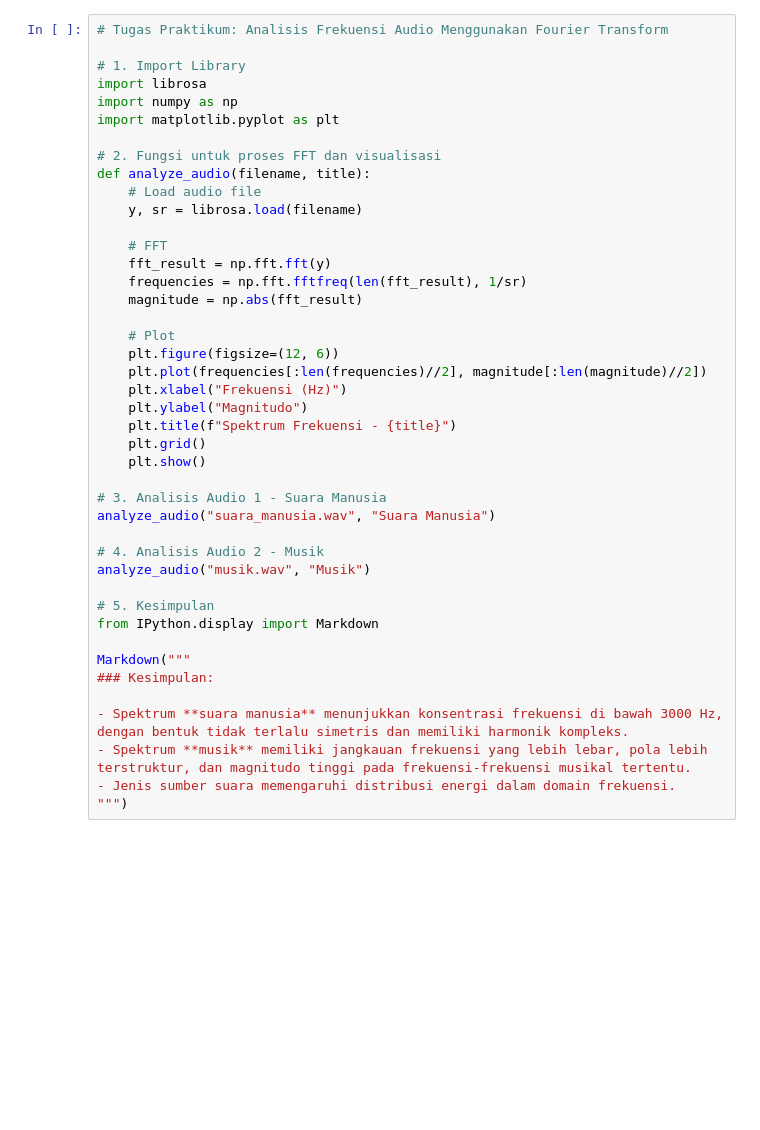
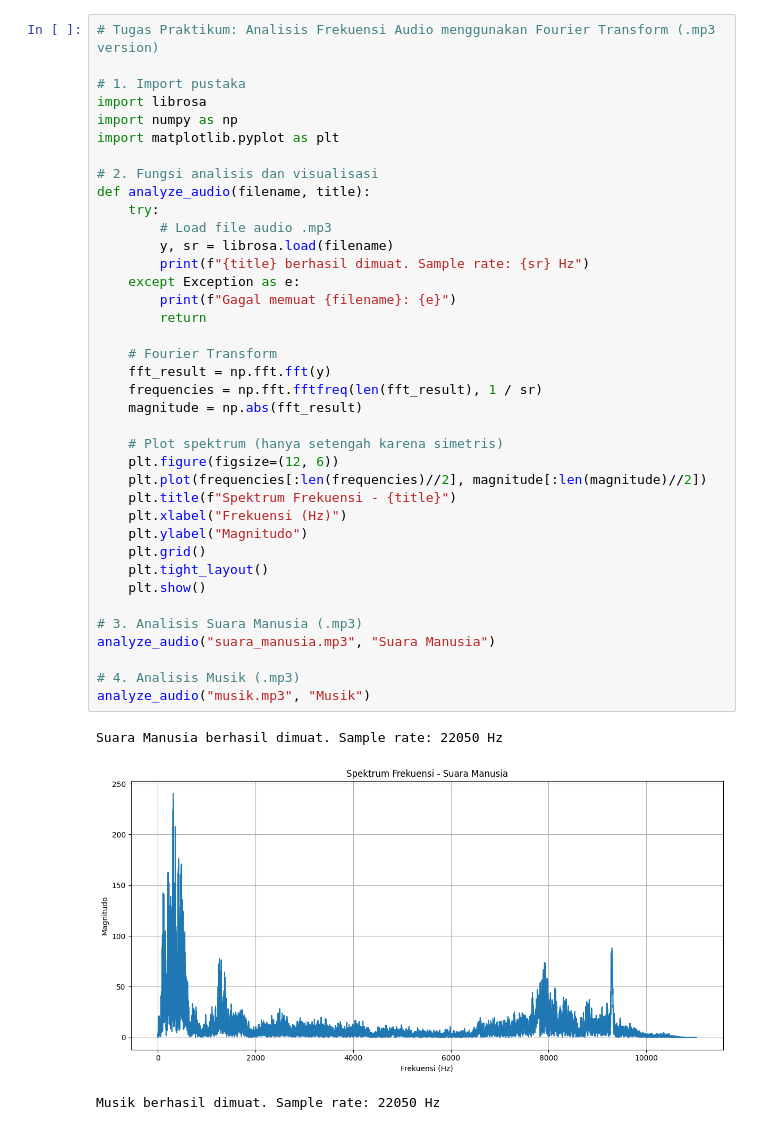
Before and after one commit to serevinaash/praktikumSistemMultimedia, a Jupyter notebook: PraktikumP7/frekuensi_audio.ipynb, the cells around one changed output. Drawn from its saved outputs; the diff is of its cells as text; blank space fills up the shorter version.

```diff
--- a/PraktikumP7/frekuensi_audio.ipynb
+++ b/PraktikumP7/frekuensi_audio.ipynb
@@ -1,43 +1,42 @@
 # %%
-# Tugas Praktikum: Analisis Frekuensi Audio Menggunakan Fourier Transform
+# Tugas Praktikum: Analisis Frekuensi Audio menggunakan Fourier Transform (.mp3 version)
 
-# 1. Import Library
+# 1. Import pustaka
 import librosa
 import numpy as np
 import matplotlib.pyplot as plt
 
-# 2. Fungsi untuk proses FFT dan visualisasi
+# 2. Fungsi analisis dan visualisasi
 def analyze_audio(filename, title):
-    # Load audio file
-    y, sr = librosa.load(filename)
+    try:
+        # Load file audio .mp3
+        y, sr = librosa.load(filename)
+        print(f"{title} berhasil dimuat. Sample rate: {sr} Hz")
+    except Exception as e:
+        print(f"Gagal memuat {filename}: {e}")
+        return
 
-    # FFT
+    # Fourier Transform
     fft_result = np.fft.fft(y)
-    frequencies = np.fft.fftfreq(len(fft_result), 1/sr)
+    frequencies = np.fft.fftfreq(len(fft_result), 1 / sr)
     magnitude = np.abs(fft_result)
 
-    # Plot
+    # Plot spektrum (hanya setengah karena simetris)
     plt.figure(figsize=(12, 6))
     plt.plot(frequencies[:len(frequencies)//2], magnitude[:len(magnitude)//2])
+    plt.title(f"Spektrum Frekuensi - {title}")
     plt.xlabel("Frekuensi (Hz)")
     plt.ylabel("Magnitudo")
-    plt.title(f"Spektrum Frekuensi - {title}")
     plt.grid()
+    plt.tight_layout()
     plt.show()
 
-# 3. Analisis Audio 1 - Suara Manusia
-analyze_audio("suara_manusia.wav", "Suara Manusia")
+# 3. Analisis Suara Manusia (.mp3)
+analyze_audio("suara_manusia.mp3", "Suara Manusia")
 
-# 4. Analisis Audio 2 - Musik
-analyze_audio("musik.wav", "Musik")
-
-# 5. Kesimpulan
-from IPython.display import Markdown
-
-Markdown("""
-### Kesimpulan:
-
-- Spektrum **suara manusia** menunjukkan konsentrasi frekuensi di bawah 3000 Hz, dengan bentuk tidak terlalu simetris dan memiliki harmonik kompleks.
-- Spektrum **musik** memiliki jangkauan frekuensi yang lebih lebar, pola lebih terstruktur, dan magnitudo tinggi pada frekuensi-frekuensi musikal tertentu.
-- Jenis sumber suara memengaruhi distribusi energi dalam domain frekuensi.
-""")
+# 4. Analisis Musik (.mp3)
+analyze_audio("musik.mp3", "Musik")
+# %% [output]
+Suara Manusia berhasil dimuat. Sample rate: 22050 Hz
+[figure, added]
+Musik berhasil dimuat. Sample rate: 22050 Hz
```
Also changed, not shown: parts of 2 cells of this notebook.
